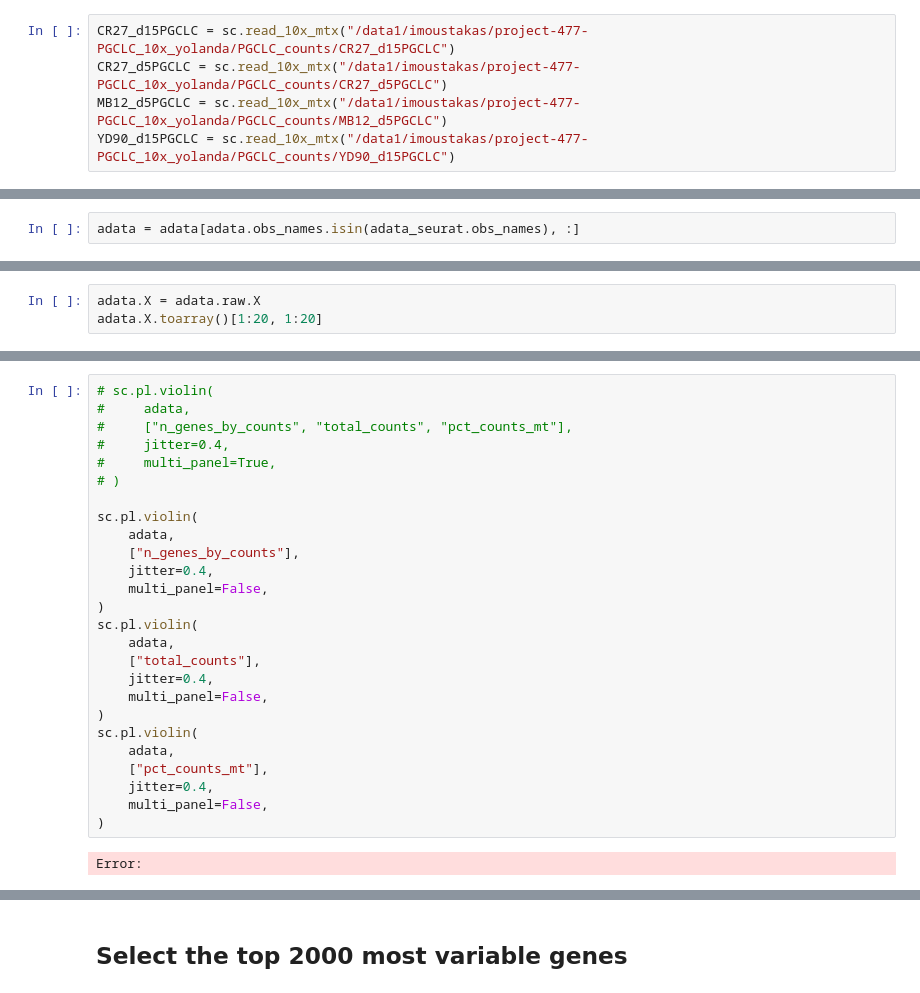
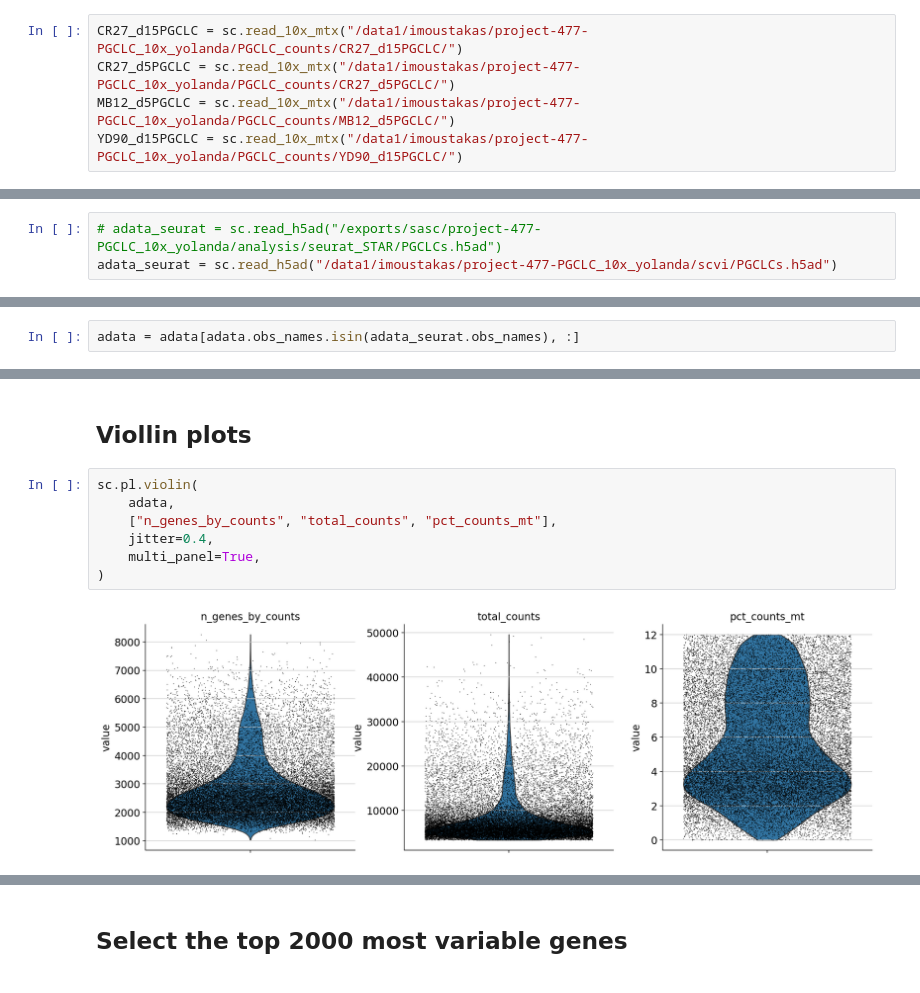
Before and after one commit to chuvalab/pgclc_scvi, a Jupyter notebook: PGCLCs.ipynb, the cells around one changed output, grey strips where cells are left out. Saved outputs shown, nothing was run; the diff lists cells and outputs as text.

```diff
--- a/PGCLCs.ipynb
+++ b/PGCLCs.ipynb
@@ -36,5 +49,5 @@ scanpy==1.9.8 anndata==0.10.6 umap==0.5.5 numpy==1.26.4 scipy==1.12.0 pandas==2.
 # %%
-CR27_d15PGCLC = sc.read_10x_mtx("/data1/imoustakas/project-477-PGCLC_10x_yolanda/PGCLC_counts/CR27_d15PGCLC")
-CR27_d5PGCLC = sc.read_10x_mtx("/data1/imoustakas/project-477-PGCLC_10x_yolanda/PGCLC_counts/CR27_d5PGCLC")
-MB12_d5PGCLC = sc.read_10x_mtx("/data1/imoustakas/project-477-PGCLC_10x_yolanda/PGCLC_counts/MB12_d5PGCLC")
-YD90_d15PGCLC = sc.read_10x_mtx("/data1/imoustakas/project-477-PGCLC_10x_yolanda/PGCLC_counts/YD90_d15PGCLC")
+CR27_d15PGCLC = sc.read_10x_mtx("/data1/imoustakas/project-477-PGCLC_10x_yolanda/PGCLC_counts/CR27_d15PGCLC/")
+CR27_d5PGCLC = sc.read_10x_mtx("/data1/imoustakas/project-477-PGCLC_10x_yolanda/PGCLC_counts/CR27_d5PGCLC/")
+MB12_d5PGCLC = sc.read_10x_mtx("/data1/imoustakas/project-477-PGCLC_10x_yolanda/PGCLC_counts/MB12_d5PGCLC/")
+YD90_d15PGCLC = sc.read_10x_mtx("/data1/imoustakas/project-477-PGCLC_10x_yolanda/PGCLC_counts/YD90_d15PGCLC/")
@@ -104,0 +99,3 @@ This is where adjacency matrices should go now.
+# %%
+# adata_seurat = sc.read_h5ad("/exports/sasc/project-477-PGCLC_10x_yolanda/analysis/seurat_STAR/PGCLCs.h5ad")
+adata_seurat = sc.read_h5ad("/data1/imoustakas/project-477-PGCLC_10x_yolanda/scvi/PGCLCs.h5ad")
@@ -129,3 +123,0 @@ adata.X
-# %%
-adata.X = adata.raw.X
-adata.X.toarray()[1:20, 1:20]
@@ -202,31 +136,14 @@ Error:
-# %%
-# sc.pl.violin(
-#     adata,
-#     ["n_genes_by_counts", "total_counts", "pct_counts_mt"],
-#     jitter=0.4,
-#     multi_panel=True,
-# )
-
-sc.pl.violin(
-    adata,
-    ["n_genes_by_counts"],
-    jitter=0.4,
-    multi_panel=False,
-)
-sc.pl.violin(
-    adata,
-    ["total_counts"],
-    jitter=0.4,
-    multi_panel=False,
-)
-sc.pl.violin(
-    adata,
-    ["pct_counts_mt"],
-    jitter=0.4,
-    multi_panel=False,
-)
-# %% [output]
-Error:
+# %% [markdown]
+## Viollin plots
+# %%
+sc.pl.violin(
+    adata,
+    ["n_genes_by_counts", "total_counts", "pct_counts_mt"],
+    jitter=0.4,
+    multi_panel=True,
+)
+# %% [output]
+[figure, added]
 # %%
 sc.pl.scatter(adata, x="total_counts", y="pct_counts_mt")
 sc.pl.scatter(adata, x="total_counts", y="n_genes_by_counts")
```
Also changed, not shown: parts of 61 cells of this notebook.
